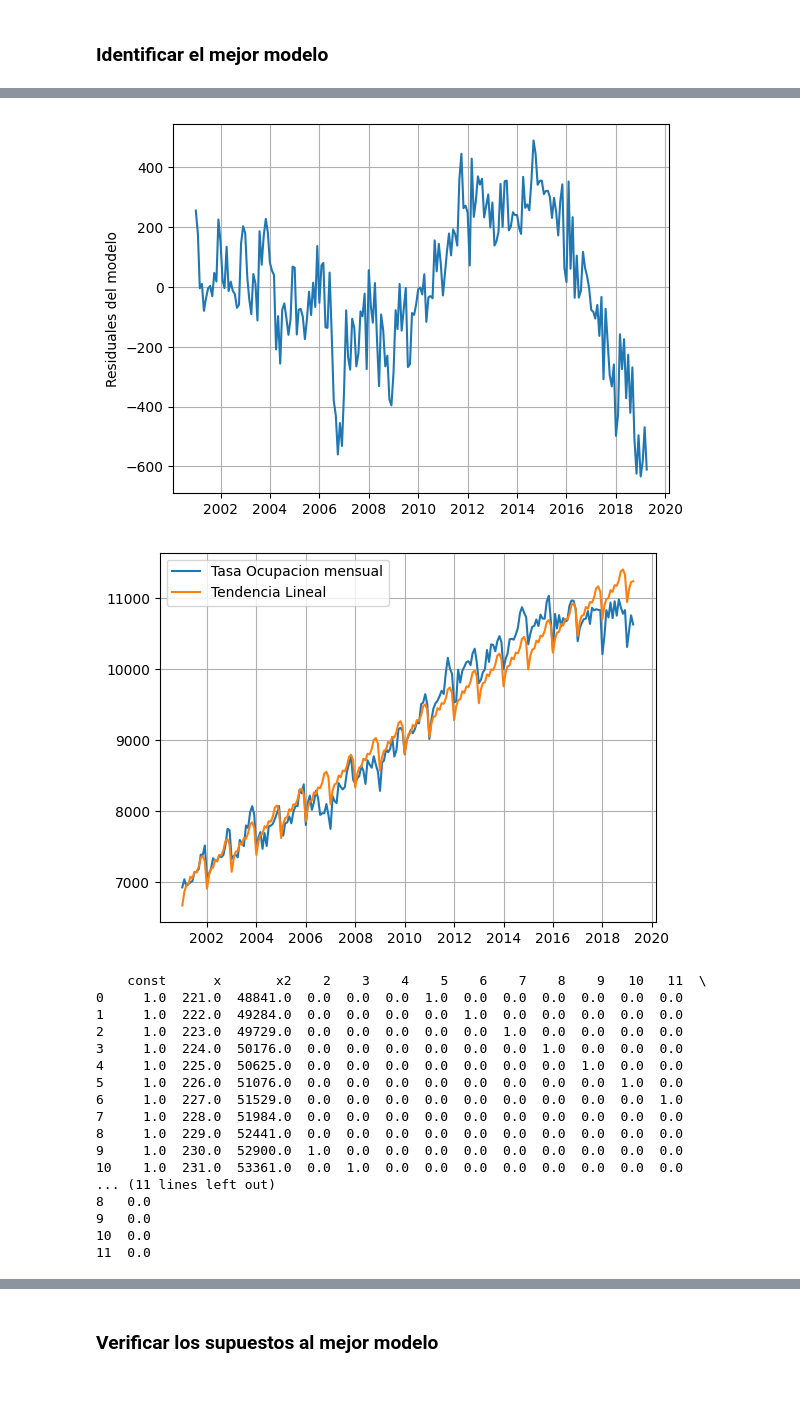
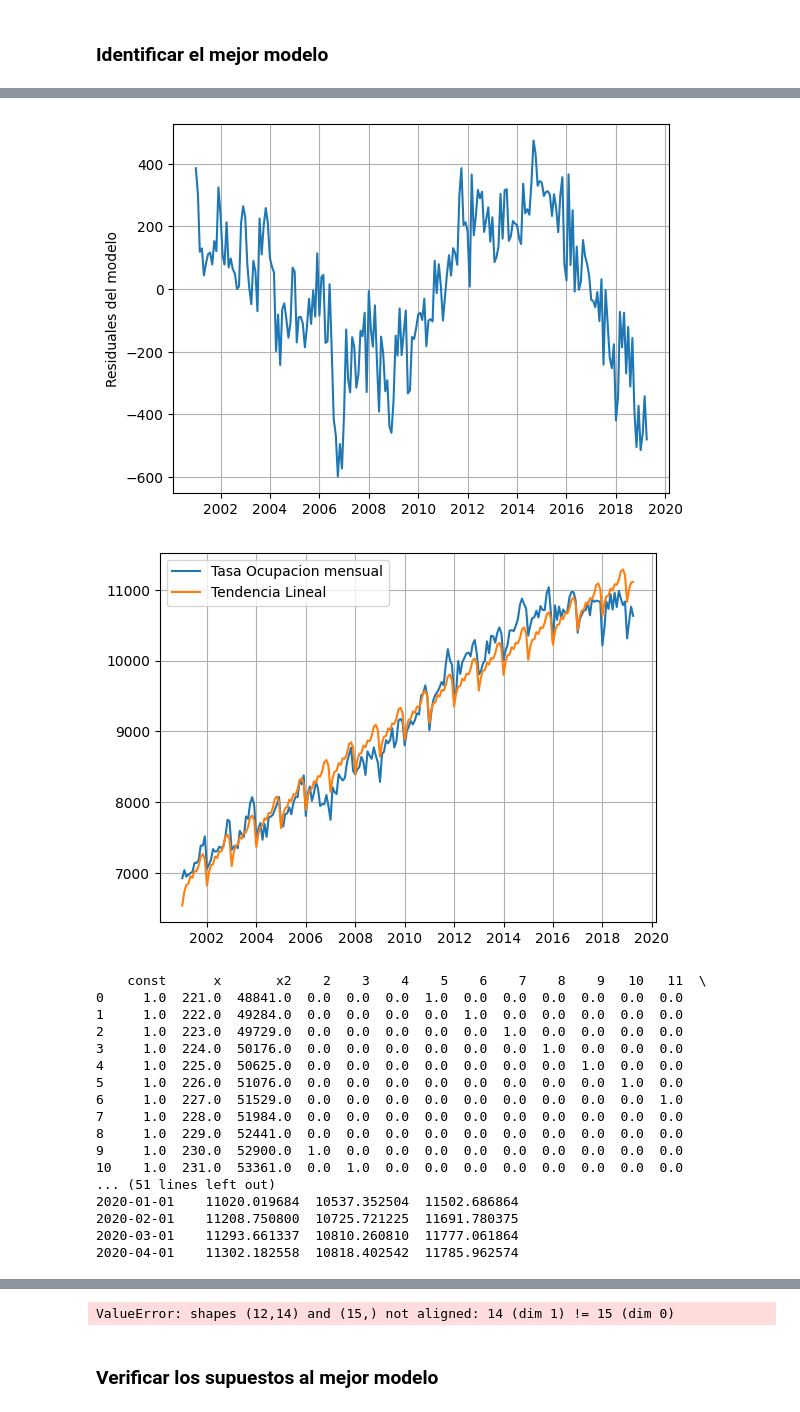
Before and after one commit to ajapontes/FDA_2_Taller_2, a Jupyter notebook: Taller 2.ipynb, the cells around one changed output, grey strips where cells are left out. Cells and saved outputs as stored; diff of their text form; code cells hidden in the pictures.

```diff
--- a/Taller 2.ipynb
+++ b/Taller 2.ipynb
@@ -78,6 +78,7 @@ def calculo_polinomico_estacionalidad(data, Columna, Orden):
 
     h=12
     x_for= np.linspace((data.shape[0]+1),(data.shape[0]+h),h)
+ #  x_for_all = pd.DataFrame(np.stack((x_for, x_for**2),axis=1),columns=["x","x2"] )
     x_for_all = pd.DataFrame(np.stack((x_for, x_for**2),axis=1),columns=["x","x2"] )
 
     range_dates = pd.date_range(data.index[-1]+ relativedelta(months=1), periods=h,freq='MS')
@@ -90,27 +91,27 @@ def calculo_polinomico_estacionalidad(data, Columna, Orden):
     print(X_for)
     dt = season_pol_2.get_prediction(X_for).summary_frame(alpha = 0.05)
     print(dt)
-#   y_prd = dt['mean']
-#    yprd_ci_lower = dt['obs_ci_lower']
-#    yprd_ci_upper = dt['obs_ci_upper']
-#    preds = pd.DataFrame(np.column_stack([y_prd, yprd_ci_lower, yprd_ci_upper]))
-#    preds.columns = ['Point_forecast', 'lower_95', 'upper_95']
-#    preds.set_index(range_dates,inplace=True)
-#    print(preds)
+    y_prd = dt['mean']
+    yprd_ci_lower = dt['obs_ci_lower']
+    yprd_ci_upper = dt['obs_ci_upper']
+    preds = pd.DataFrame(np.column_stack([y_prd, yprd_ci_lower, yprd_ci_upper]))
+    preds.columns = ['Point_forecast', 'lower_95', 'upper_95']
+    preds.set_index(range_dates,inplace=True)
+    print(preds)
 
-#    fig = plt.figure(figsize=(12, 6))
-#    plt.plot(y.index,y,label="Datos Entrenamiento")
-#    plt.plot(preds.index,preds['Point_forecast'],label="Estimación Tendencia + Estacional")
-#    plt.fill_between(preds.index,preds['lower_95'], preds['upper_95'], color='blue', alpha=0.1)
-#    plt.legend()
-#    plt.show()
+    fig = plt.figure(figsize=(12, 6))
+    plt.plot(y.index,y,label="Datos Entrenamiento")
+    plt.plot(preds.index,preds['Point_forecast'],label="Estimación Tendencia + Estacional")
+    plt.fill_between(preds.index,preds['lower_95'], preds['upper_95'], color='blue', alpha=0.1)
+    plt.legend()
+    plt.show()
 
 
     return
 # %% [markdown]
 ### Identificar el mejor modelo
 # %%
-for i in range(1, 3):
+for i in range(2, 4):
     calculo_polinomico_estacionalidad(data, "Ocupados", i)
     print("----------------------------------------------------")
 print("Fin del programa")
@@ -134,6 +135,6 @@ Notes:
 strong multicollinearity or other numerical problems.
-[figure, old version]
+[figure, new version]
-[figure, old version]
+[figure, new version]
     const      x       x2    2    3    4    5    6    7    8    9   10   11  \
 0     1.0  221.0  48841.0  0.0  0.0  0.0  1.0  0.0  0.0  0.0  0.0  0.0  0.0
 1     1.0  222.0  49284.0  0.0  0.0  0.0  0.0  1.0  0.0  0.0  0.0  0.0  0.0
@@ -146,8 +147,8 @@ strong multicollinearity or other numerical problems.
 8     1.0  229.0  52441.0  0.0  0.0  0.0  0.0  0.0  0.0  0.0  0.0  0.0  0.0
 9     1.0  230.0  52900.0  1.0  0.0  0.0  0.0  0.0  0.0  0.0  0.0  0.0  0.0
 10    1.0  231.0  53361.0  0.0  1.0  0.0  0.0  0.0  0.0  0.0  0.0  0.0  0.0
-... (11 lines left out)
-8   0.0
-9   0.0
-10  0.0
-11  0.0
+... (51 lines left out)
+2020-01-01    11020.019684  10537.352504  11502.686864
+2020-02-01    11208.750800  10725.721225  11691.780375
+2020-03-01    11293.661337  10810.260810  11777.061864
+2020-04-01    11302.182558  10818.402542  11785.962574
@@ -155,3 +192,4 @@ ValueError: shapes (12,14) and (13,) not aligned: 14 (dim 1) != 13 (dim 0)
+ValueError: shapes (12,14) and (15,) not aligned: 14 (dim 1) != 15 (dim 0)
 # %% [markdown]
 ### Verificar los supuestos al mejor modelo
 # %% [markdown]
```
Also changed, not shown: parts of 1 cell of this notebook.
